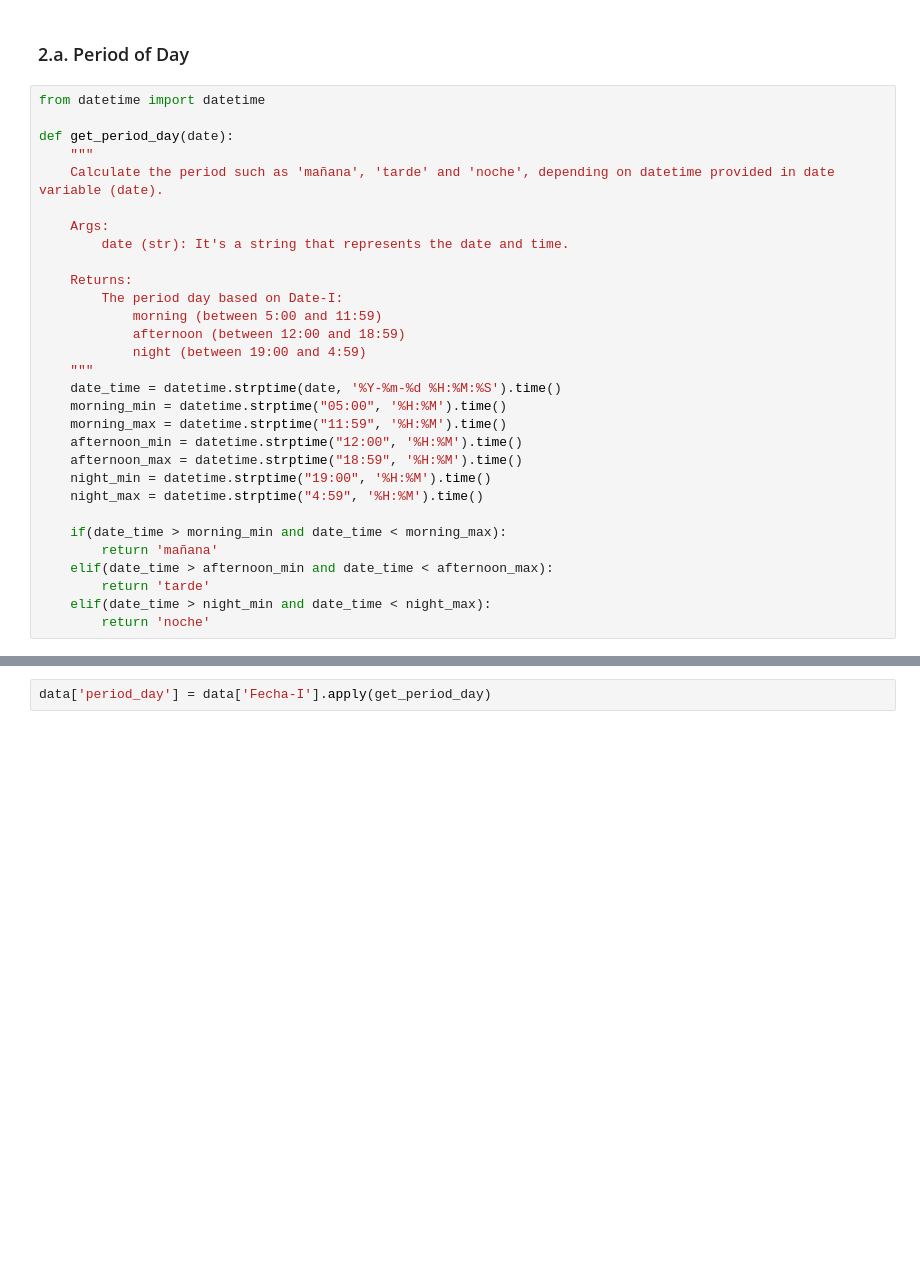
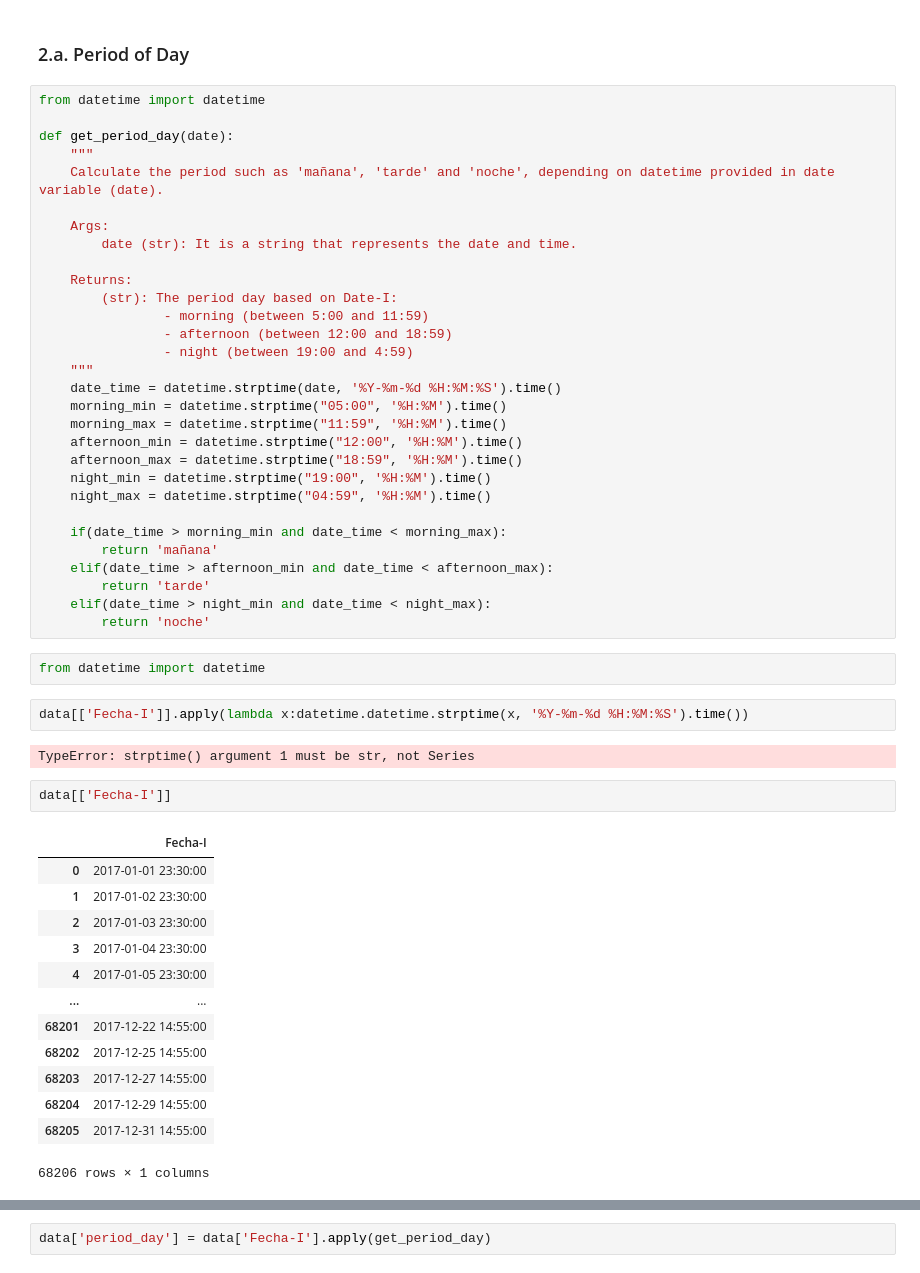
Before and after one commit to judama92/challenge_MLE, a Jupyter notebook: challenge/exploration.ipynb, the cells around one changed output, grey strips where cells are left out. Saved outputs shown, nothing was run; the diff lists cells and outputs as text; blank space fills up the shorter version.

```diff
--- a/challenge/exploration.ipynb
+++ b/challenge/exploration.ipynb
@@ -128,13 +128,13 @@ def get_period_day(date):
     Calculate the period such as 'mañana', 'tarde' and 'noche', depending on datetime provided in date variable (date).
 
     Args:
-        date (str): It's a string that represents the date and time.
+        date (str): It is a string that represents the date and time.
 
     Returns:
-        The period day based on Date-I:
-            morning (between 5:00 and 11:59)
-            afternoon (between 12:00 and 18:59)
-            night (between 19:00 and 4:59)
+        (str): The period day based on Date-I:
+                - morning (between 5:00 and 11:59)
+                - afternoon (between 12:00 and 18:59)
+                - night (between 19:00 and 4:59)
     """
     date_time = datetime.strptime(date, '%Y-%m-%d %H:%M:%S').time()
     morning_min = datetime.strptime("05:00", '%H:%M').time()
@@ -142,7 +142,7 @@ def get_period_day(date):
     afternoon_min = datetime.strptime("12:00", '%H:%M').time()
     afternoon_max = datetime.strptime("18:59", '%H:%M').time()
     night_min = datetime.strptime("19:00", '%H:%M').time()
-    night_max = datetime.strptime("4:59", '%H:%M').time()
+    night_max = datetime.strptime("04:59", '%H:%M').time()
 
     if(date_time > morning_min and date_time < morning_max):
         return 'mañana'
@@ -150,3 +150,25 @@ def get_period_day(date):
         return 'tarde'
     elif(date_time > night_min and date_time < night_max):
         return 'noche'
+# %%
+from datetime import datetime
+# %%
+data[['Fecha-I']].apply(lambda x:datetime.datetime.strptime(x, '%Y-%m-%d %H:%M:%S').time())
+# %% [output]
+TypeError: strptime() argument 1 must be str, not Series
+# %%
+data[['Fecha-I']]
+# %% [output]
+|  | Fecha-I |
+| 0 | 2017-01-01 23:30:00 |
+| 1 | 2017-01-02 23:30:00 |
+| 2 | 2017-01-03 23:30:00 |
+| 3 | 2017-01-04 23:30:00 |
+| 4 | 2017-01-05 23:30:00 |
+| ... | ... |
+| 68201 | 2017-12-22 14:55:00 |
+| 68202 | 2017-12-25 14:55:00 |
+| 68203 | 2017-12-27 14:55:00 |
+| 68204 | 2017-12-29 14:55:00 |
+| 68205 | 2017-12-31 14:55:00 |
+68206 rows × 1 columns
```
Also changed, not shown: parts of 5 cells of this notebook.
